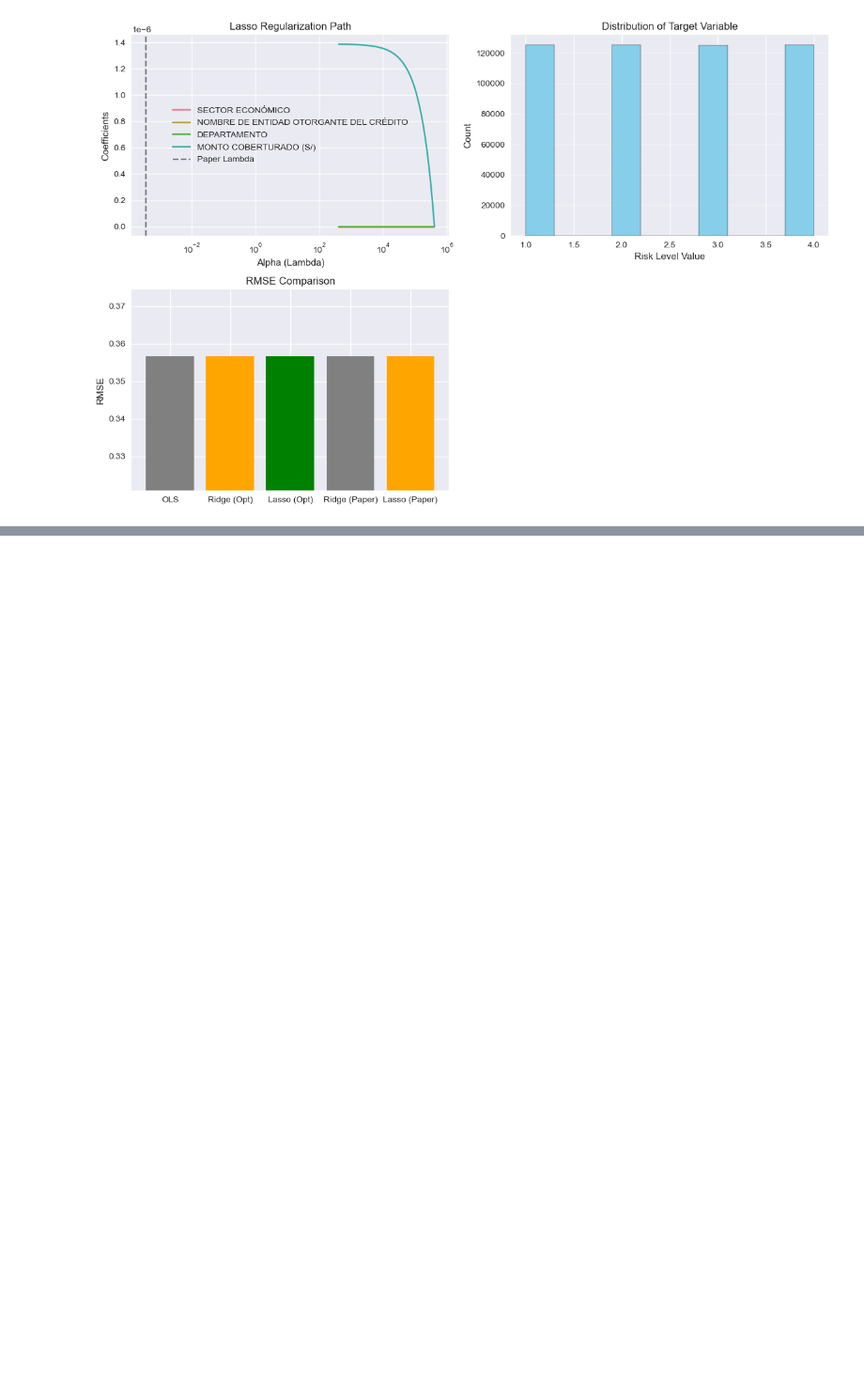
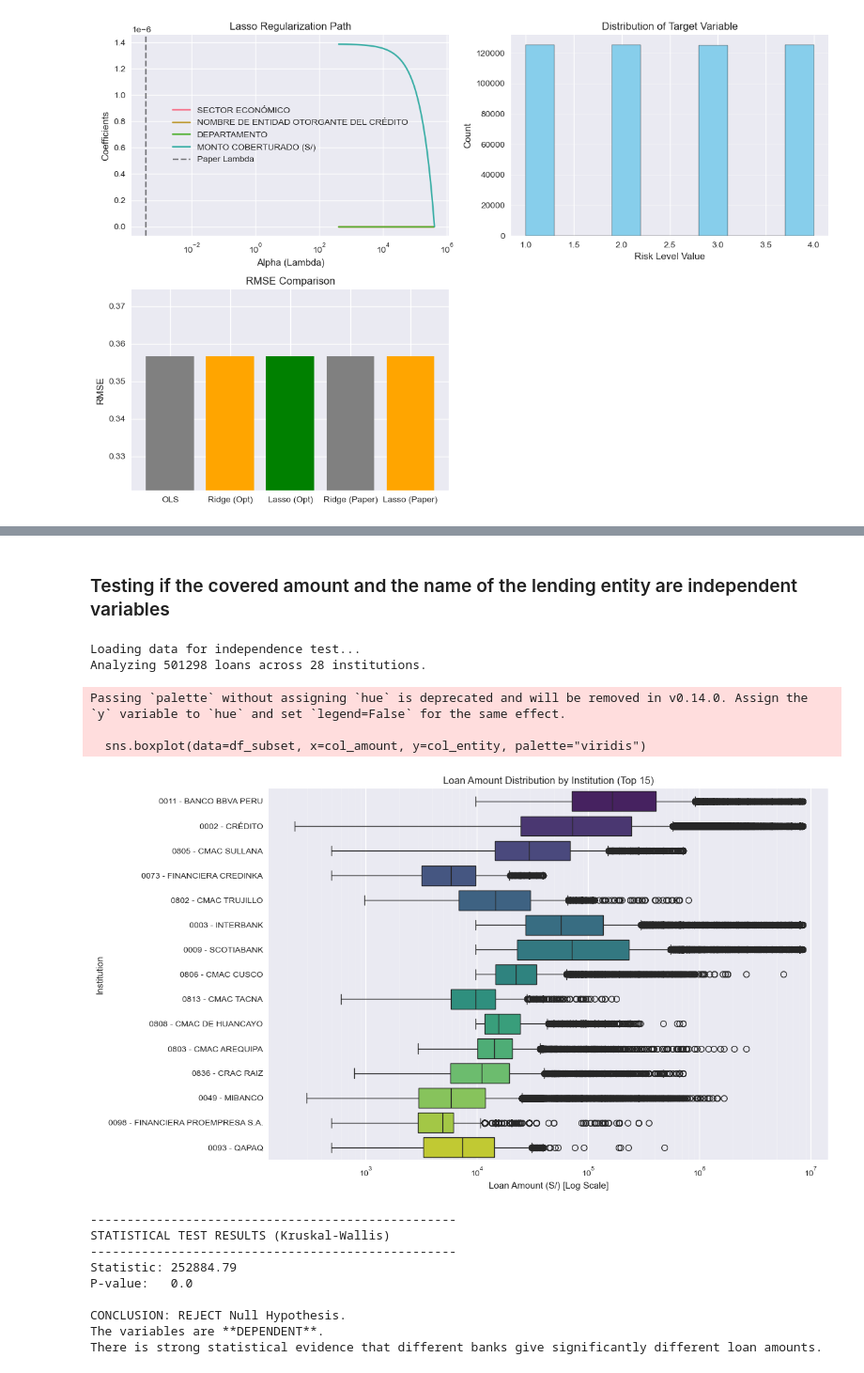
Before and after one commit to CatalinMoldova/Replication-and-Extension-of-Linear-Regressor-of-the-Reactiva-program-in-Peru, a Jupyter notebook: Peru_Credit_Risk_Replication.ipynb, the cells around one changed output, grey strips where cells are left out. Shown at 94% size. Cells and saved outputs as stored; diff of their text form; code cells hidden in the pictures; blank space fills up the shorter version.

```diff
--- a/Peru_Credit_Risk_Replication.ipynb
+++ b/Peru_Credit_Risk_Replication.ipynb
@@ -250,0 +320,77 @@ My replication is **correct**. The slight difference in optimal Alpha is a numer
+# %% [markdown]
+### Testing if the covered amount and the name of the lending entity are independent variables
+# %%
+import scipy.stats as stats
+
+def test_independence_amount_entity(filepath='Reactiva_Peru.csv'):
+    # 1. Load and Clean specific columns for this test
+    print("Loading data for independence test...")
+    df = pd.read_csv(filepath, header=2)
+    df.columns = df.columns.str.strip()
+
+    col_amount = 'MONTO COBERTURADO (S/)'
+    col_entity = 'NOMBRE DE ENTIDAD OTORGANTE DEL CRÉDITO'
+
+    # Clean Currency
+    df[col_amount] = df[col_amount].apply(lambda x: float(str(x).replace('"', '').replace(',', '').strip()) if isinstance(x, str) else x)
+
+    # Drop missing
+    df_clean = df.dropna(subset=[col_amount, col_entity]).copy()
+
+    print(f"Analyzing {len(df_clean)} loans across {df_clean[col_entity].nunique()} institutions.\n")
+
+    # 2. Visual Check (Boxplot of Top 15 Entities)
+    # We only plot the top 15 most frequent banks to make the chart readable
+    top_entities = df_clean[col_entity].value_counts().head(15).index
+    df_subset = df_clean[df_clean[col_entity].isin(top_entities)]
+
+    plt.figure(figsize=(12, 8))
+    sns.boxplot(data=df_subset, x=col_amount, y=col_entity, palette="viridis")
+    plt.xscale('log') # Vital for money data to see the spread
+    plt.title('Loan Amount Distribution by Institution (Top 15)')
+    plt.xlabel('Loan Amount (S/) [Log Scale]')
+    plt.ylabel('Institution')
+    plt.grid(axis='x', which='minor', alpha=0.2)
+    plt.show()
+
+    # 3. Statistical Test (Kruskal-Wallis)
+    # H0 (Null Hypothesis): The distribution of loan amounts is the same for all banks (Independent).
+    # H1 (Alternative): At least one bank tends to give different loan amounts (Dependent).
+
+    # Group amounts by entity
+    groups = [group[col_amount].values for name, group in df_clean.groupby(col_entity)]
+
+    # Run Test
+    stat, p_value = stats.kruskal(*groups)
+
+    print("-" * 50)
+    print("STATISTICAL TEST RESULTS (Kruskal-Wallis)")
+    print("-" * 50)
+    print(f"Statistic: {stat:.2f}")
+    print(f"P-value:   {p_value}")
+
+    if p_value < 0.05:
+        print("\nCONCLUSION: REJECT Null Hypothesis.")
+        print("The variables are **DEPENDENT**.")
+        print("There is strong statistical evidence that different banks give significantly different loan amounts.")
+    else:
+        print("\nCONCLUSION: FAIL TO REJECT Null Hypothesis.")
+        print("The variables appear **INDEPENDENT**.")
+
+test_independence_amount_entity()
+# %% [output]
+Loading data for independence test...
+Analyzing 501298 loans across 28 institutions.
+Passing `palette` without assigning `hue` is deprecated and will be removed in v0.14.0. Assign the `y` variable to `hue` and set `legend=False` for the same effect.
+
+  sns.boxplot(data=df_subset, x=col_amount, y=col_entity, palette="viridis")
+[figure, added]
+--------------------------------------------------
+STATISTICAL TEST RESULTS (Kruskal-Wallis)
+--------------------------------------------------
+Statistic: 252884.79
+P-value:   0.0
+
+CONCLUSION: REJECT Null Hypothesis.
+The variables are **DEPENDENT**.
+There is strong statistical evidence that different banks give significantly different loan amounts.
```
Also changed, not shown: parts of 8 cells of this notebook, 2 other files.
